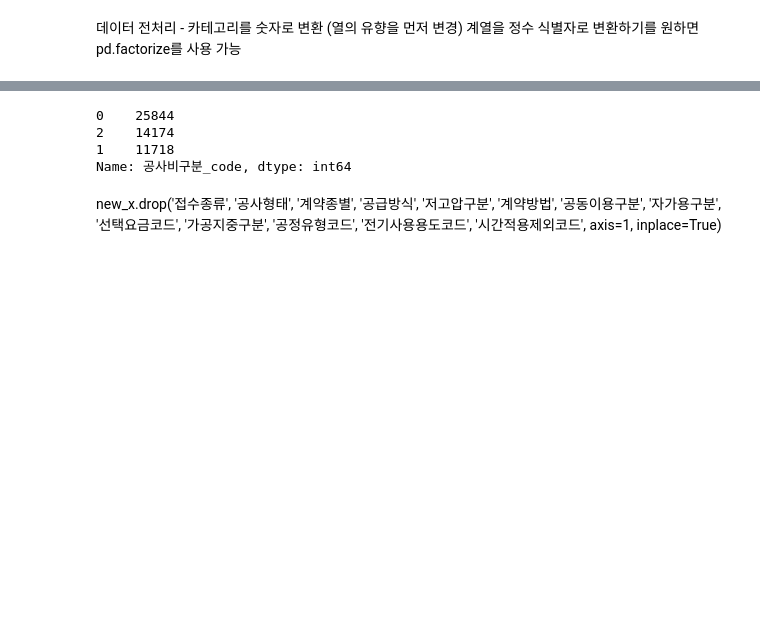
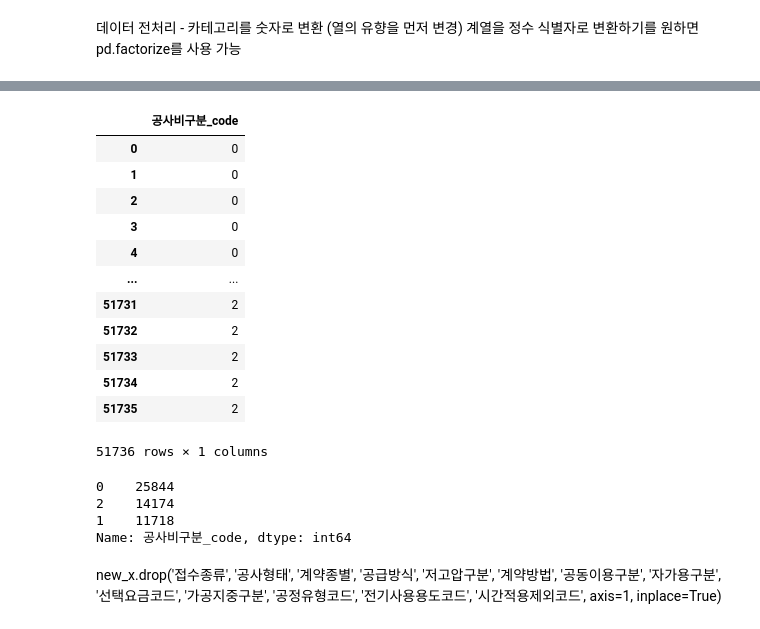
Before and after one commit to yangsungsu/web1, a Jupyter notebook: 공사비_분석_V7의_사본.ipynb, the cells around one changed output, grey strips where cells are left out. Saved outputs shown, nothing was run; the diff lists cells and outputs as text; code cells hidden in the pictures; blank space fills up the shorter version.

```diff
--- a/공사비_분석_V7의_사본.ipynb
+++ b/공사비_분석_V7의_사본.ipynb
@@ -241,3 +251,19 @@ ValueError: ignored
+# %%
+y
+# %% [output]
+|  | 공사비구분_code |
+| 0 | 0 |
+| 1 | 0 |
+| 2 | 0 |
+| 3 | 0 |
+| 4 | 0 |
+| ... | ... |
+| 51731 | 2 |
+| 51732 | 2 |
+| 51733 | 2 |
+| 51734 | 2 |
+| 51735 | 2 |
+51736 rows × 1 columns
 # %%
 print(y.공사비구분_code.value_counts())
 # %% [output]
```
Also changed, not shown: parts of 36 cells of this notebook.
